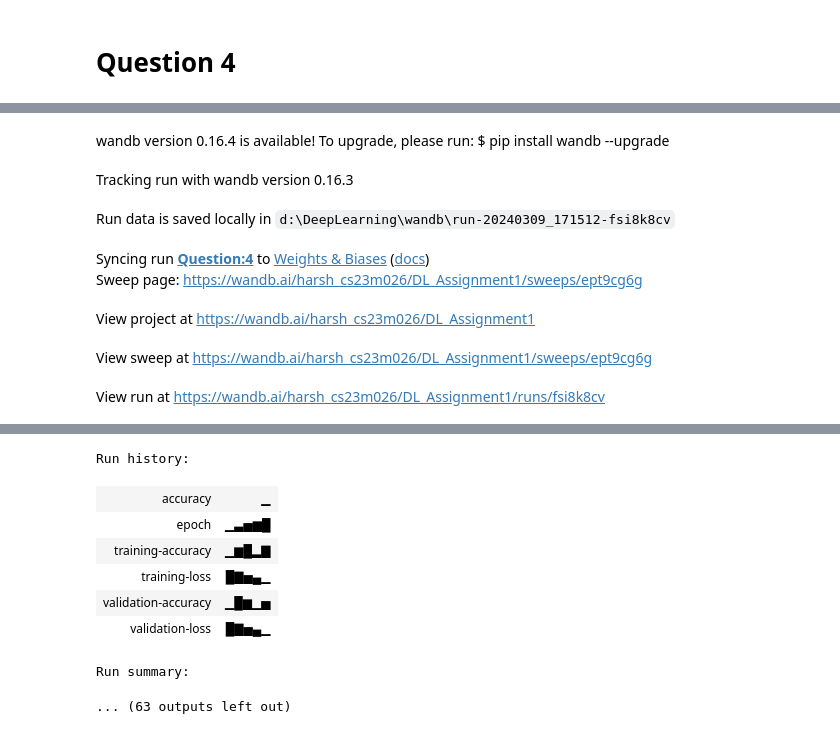
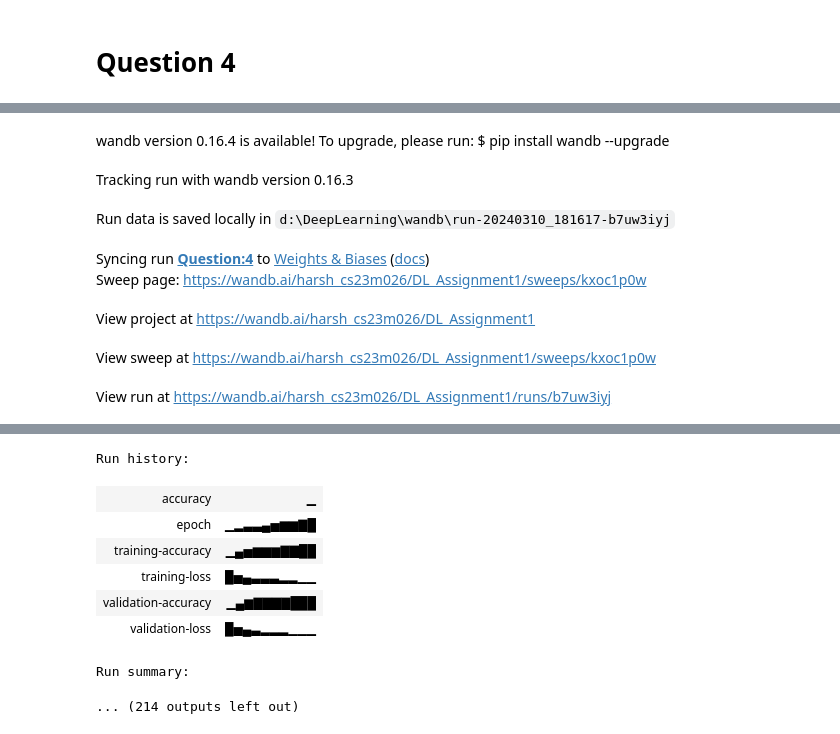
Before and after one commit to harshgupta1806/Feed-Forward-Neural-Network, a Jupyter notebook: DL_Assignment1_Final.ipynb, the cells around one changed output, grey strips where cells are left out. Saved outputs shown, nothing was run; the diff lists cells and outputs as text; code cells hidden in the pictures.

Commit message:
Run sweeps on different parameters

```diff
--- a/DL_Assignment1_Final.ipynb
+++ b/DL_Assignment1_Final.ipynb
@@ -190,7 +197,7 @@ class Derivatives:
         - Derivative of the tanh activation function
         """
         g = self.fun.tanh(x)  # Computing tanh activation
-        return 1 + g * g  # Computing and returning derivative
+        return 1 - g * g  # Computing and returning derivative
 
 
     def ReLU_derivative(self, x):
@@ -760,13 +773,13 @@ class Train_Model:
 # %%
 
-training_input = input_matrix(x_train)
+training_input = input_matrix(train_image)
 
 PARAM_NEURAL_NETWORK = {
     "input_size": training_input.shape[1],
     "output_size": len(label),
-    "hidden_layers": [16, 32, 64],
-    "activation_function": "sigmoid", # sigmoid, tanh, ReLU
-    "training_output": y_train,
+    "hidden_layers": [128, 64, 32, 16],
+    "activation_function": "tanh", # sigmoid, tanh, ReLU
+    "training_output": train_label,
     "training_input": training_input,
     "loss_function" : "cross_entropy", # squared_loss, cross_entropy
     "init" : "xavier" #random, xavier
@@ -775,16 +788,17 @@ PARAM_NEURAL_NETWORK = {
 
 PARAM_OPTIMIZER = {
     "eta": 0.001,
-    "optimizer": "sgd", #sgd, mgd, adam, nadam, rmsprop, nag
-    "beta": 0.99,
+    "optimizer": "nadam", #sgd, mgd, adam, nadam, rmsprop, nag
+    "beta": 0.5,
     "weight_decay": 0,
-    "epsilon": 1e-4,
-    "beta2" : 0.99
+    "epsilon": 1e-8,
+    "beta2" : 0.9,
+    "beta1" : 0.9
 }
 
 neural_network = Neural_Network(PARAM_NEURAL_NETWORK)
 optimizer = Optimizer(neural_network, PARAM_OPTIMIZER)
 
 my_model = Train_Model(neural_network, optimizer, log = 0)
-my_model.fit_data(batch_size=32, epochs=1)
+my_model.fit_data(batch_size=16, epochs=10)
 # %% [output]
@@ -828,22 +860,23 @@ def train():
     var1 = wandb.init(project="DL_Assignment1", name="Question:4")
     var2 = var1.config
 
-    wandb.run.name = 'Optimizer:- ' + var2.optimizer + ' Epoch:- ' + str(var2.epochs) + " Avtivation_Function :- " + var2.activation + " Batch_Size :- " + str(var2.batch_size) + " Initialization :- " + var2.initialization + \
-                    ' layers:-' + str(len(var2.hidden_layers)) +' decay:-' + str(var2.weight_decay) + ' beta:-' + str(var2.beta) + ' learning_rate:-' + str(var2.learning_rate) + \
-                    ' beta2 :- ' + str(var2.beta)
+    # wandb.run.name = 'Optimizer:- ' + var2.optimizer + ' Epoch:- ' + str(var2.epochs) + " Avtivation_Function :- " + var2.activation + " Batch_Size :- " + str(var2.batch_size) + " Initialization :- " + var2.initialization + \
+    #                 ' layers:-' + str(len(var2.hidden_layers)) +' decay:-' + str(var2.weight_decay) + ' beta:-' + str(var2.beta) + ' learning_rate:-' + str(var2.learning_rate) + \
+    #                 ' beta2 :- ' + str(var2.beta)
 
-    training_input = input_matrix(x_train)
+    wandb.run.name = f"hl_{len(var2.hidden_layers)}_bs_{var2.batch_size}_e_{var2.epochs}_act_{var2.activation}_eta_{var2.learning_rate}_err_{var2.loss_function}_init_{var2.initialization}"
 
+    training_input = input_matrix(train_image)
+    test_image = input_matrix(x_test)
     PARAM_NEURAL_NETWORK = {
         "input_size": training_input.shape[1],
         "output_size": len(label),
         "hidden_layers": var2.hidden_layers,
         "activation_function": var2.activation, # sigmoid, tanh, ReLU
-        "training_output": y_train,
+        "training_output": train_label,
         "training_input": training_input,
         "loss_function" : var2.loss_function, # squared_loss, cross_entropy
         "init" : var2.initialization, #random, xavier
-
     }
 
     PARAM_OPTIMIZER = {
@@ -852,7 +885,8 @@ def train():
         "beta": var2.beta,
         "weight_decay": var2.weight_decay,
         "epsilon": var2.epsilon,
-        "beta2" : var2.beta2
+        "beta2" : var2.beta2,
+        "beta1" : var2.beta1
     }
 
     neural_network1 = Neural_Network(PARAM_NEURAL_NETWORK)
@@ -862,8 +896,9 @@ def train():
     t_loss, t_acc, v_loss, v_acc = my_model1.fit_data(batch_size=var2.batch_size, epochs=var2.epochs)
 
     print(f"Training-loss : {t_loss}, Training-accuracy:{t_acc}%, Validation-loss : {v_loss}, Validation-accuracy:{v_acc}%")    # Printing loss and accuracy for each epoch
-
-    wandb.log({"accuracy" : v_acc})
+    loss, accuracy = my_model1.compute_performance(test_image, y_test)
+    print(loss, accuracy)
+    wandb.log({"accuracy" : accuracy})
 # %%
 sweep_id = wandb.sweep(sweep_config, project="DL_Assignment1")
 # %% [output]
@@ -872,3 +907,4 @@ Sweep URL: https://wandb.ai/harsh_cs23m026/DL_Assignment1/sweeps/fn1nj5pm
 # %%
-wandb.agent(sweep_id, train, count = 5)
+wandb.agent(sweep_id, train)
+wandb.finish()
 # %% [output]
@@ -889,9 +926,9 @@ Failed to detect the name of this notebook, you can set it manually with the WAN
 wandb: WARNING Ignored wandb.init() arg project when running a sweep.
 wandb version 0.16.4 is available! To upgrade, please run: $ pip install wandb --upgrade
 Tracking run with wandb version 0.16.3
-Run data is saved locally in d:\DeepLearning\wandb\run-20240309_171512-fsi8k8cv
+Run data is saved locally in d:\DeepLearning\wandb\run-20240310_181617-b7uw3iyj
 Syncing run Question:4 to Weights & Biases (docs)
-Sweep page: https://wandb.ai/harsh_cs23m026/DL_Assignment1/sweeps/ept9cg6g
+Sweep page: https://wandb.ai/harsh_cs23m026/DL_Assignment1/sweeps/kxoc1p0w
 View project at https://wandb.ai/harsh_cs23m026/DL_Assignment1
-View sweep at https://wandb.ai/harsh_cs23m026/DL_Assignment1/sweeps/ept9cg6g
+View sweep at https://wandb.ai/harsh_cs23m026/DL_Assignment1/sweeps/kxoc1p0w
-View run at https://wandb.ai/harsh_cs23m026/DL_Assignment1/runs/fsi8k8cv
+View run at https://wandb.ai/harsh_cs23m026/DL_Assignment1/runs/b7uw3iyj
@@ -899,9 +937,9 @@ Training-loss : 5.0148127519143015, Training-accuracy:59.806666666666665%, Valid
 Run history:
 | accuracy | ▁ |
-| epoch | ▁▃▅▆█ |
-| training-accuracy | ▁▆█▂▇ |
-| training-loss | █▇▅▄▁ |
-| validation-accuracy | ▁█▆▁▅ |
-| validation-loss | █▇▅▄▁ |
+| epoch | ▁▂▃▃▄▅▆▆▇█ |
+| training-accuracy | ▁▄▅▆▆▆▇▇██ |
+| training-loss | █▅▄▃▃▃▂▂▁▁ |
+| validation-accuracy | ▁▄▆▇▇▇▇███ |
+| validation-loss | █▅▄▃▂▂▂▁▁▁ |
 Run summary:
-... (63 outputs left out)
+... (214 outputs left out)
```
Also changed, not shown: parts of 15 cells of this notebook.
